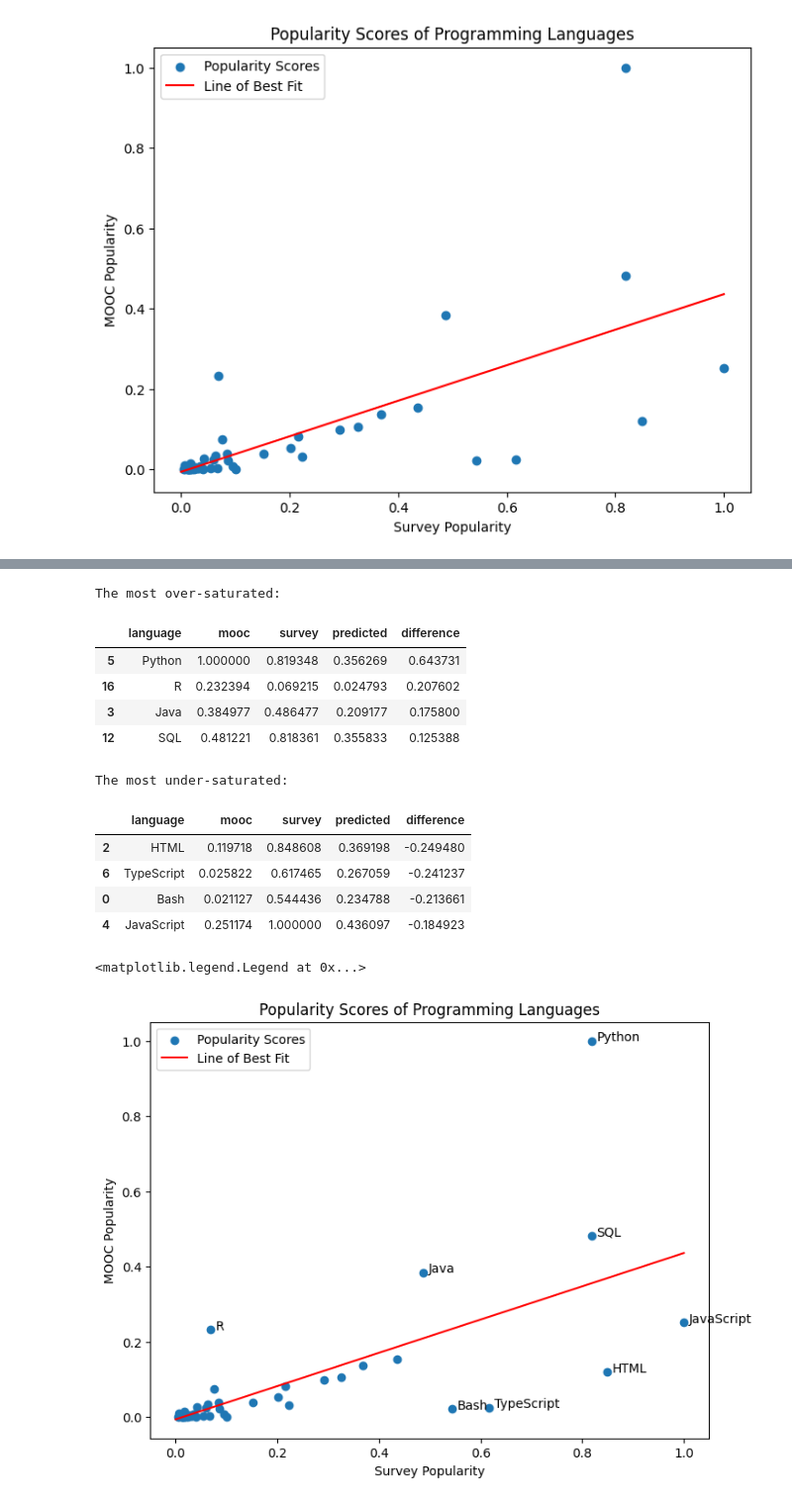
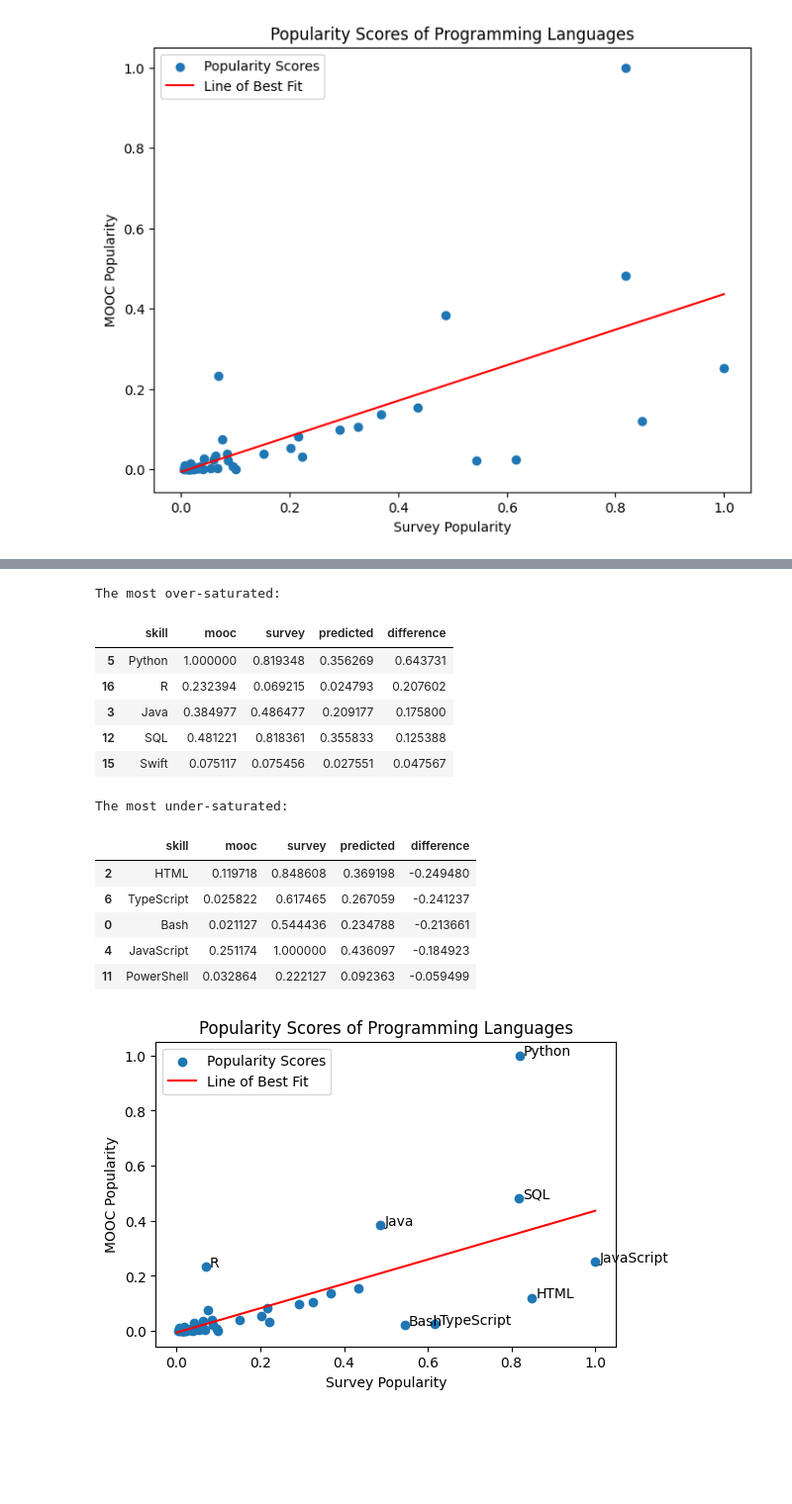
Before and after one commit to minimartzz/online-learning-so-mooc, a Jupyter notebook: skills_analysis.ipynb, the cells around one changed output, grey strips where cells are left out. Shown at 99% size. Drawn from its saved outputs; the diff is of its cells as text; code cells hidden in the pictures; blank space fills up the shorter version.

Commit message:
Touching up the skills analysis

```diff
--- a/skills_analysis.ipynb
+++ b/skills_analysis.ipynb
@@ -303,7 +307,7 @@ CodingActivities
 Name: count, Length: 118, dtype: int64
 # %%
 # Pandas read the list in as a string again. Let's convert it to a list.
-survey_results['CodingActivities'] = survey_results['CodingActivities'].apply(lambda s: literal_eval(s) if s is not np.nan else np.nan)
+survey_results.loc[:,'CodingActivities'] = survey_results['CodingActivities'].apply(lambda s: literal_eval(s) if s is not np.nan else np.nan)
 
 first_activity = survey_results['CodingActivities'][survey_results['CodingActivities'].notna()].iloc[0]
 print(f'The type of {first_activity} is {type(first_activity)}.')
@@ -460,0 +490,11 @@ Name: count, dtype: int64
+# %%
+# And one more time for web frameworks
+
+renames = {
+}
+
+frameworks = rename_skills(get_unique_skills(survey_results['WebFrameworksUsedPastYear']))
+
+survey_results['WebFrameworksUsedPastYear'] = survey_results['WebFrameworksUsedPastYear'].apply(lambda frameworks: rename_skills(frameworks))
+
+survey_results['WebFrameworksUsedPastYear'].explode().value_counts()[:10]
@@ -552,11 +604,11 @@ popularity.head(10)
 # %%
 # Let's just take a look at what we have to start
 plt.figure(figsize=(8, 6))
-plt.scatter(popularity['survey'], popularity['mooc'], label='Popularity Scores')
+plt.scatter(language_popularity['survey'], language_popularity['mooc'], label='Popularity Scores')
 
 # Let's also calculate a line of best fit
-slope, intercept = np.polyfit(popularity['survey'], popularity['mooc'], 1)
-x_values = np.linspace(0, 1, 100)
+slope, intercept = np.polyfit(language_popularity['survey'], language_popularity['mooc'], 1)
+x_values = np.linspace(0, 1, 2)
 plt.plot(x_values, slope * x_values + intercept, color='red', label='Line of Best Fit')
 
 plt.xlabel('Survey Popularity')
@@ -585,43 +621,48 @@ popularity.head()
 # %%
-# The new 'difference' column shows us how far from the line of best fit the points are. As a result, we can
-# isolate the languages that are the most over-saturated or under-saturated.
+# The 'difference' column shows us how far from the line of best fit the points are. As a result, we can
+# isolate the languages that are the most over-saturated or under-saturated relative to the others.
 
 print('The most over-saturated:')
-display(popularity.sort_values('difference', ascending=False).head(4))
+display(language_popularity.sort_values('difference', ascending=False).head())
 
 print("The most under-saturated:")
-display(popularity.sort_values('difference').head(4))
+display(language_popularity.sort_values('difference').head())
 # %% [output]
 The most over-saturated:
-|  | language | mooc | survey | predicted | difference |
+|  | skill | mooc | survey | predicted | difference |
 | 5 | Python | 1.000000 | 0.819348 | 0.356269 | 0.643731 |
 | 16 | R | 0.232394 | 0.069215 | 0.024793 | 0.207602 |
 | 3 | Java | 0.384977 | 0.486477 | 0.209177 | 0.175800 |
 | 12 | SQL | 0.481221 | 0.818361 | 0.355833 | 0.125388 |
+| 15 | Swift | 0.075117 | 0.075456 | 0.027551 | 0.047567 |
 The most under-saturated:
-|  | language | mooc | survey | predicted | difference |
+|  | skill | mooc | survey | predicted | difference |
 | 2 | HTML | 0.119718 | 0.848608 | 0.369198 | -0.249480 |
 | 6 | TypeScript | 0.025822 | 0.617465 | 0.267059 | -0.241237 |
 | 0 | Bash | 0.021127 | 0.544436 | 0.234788 | -0.213661 |
 | 4 | JavaScript | 0.251174 | 1.000000 | 0.436097 | -0.184923 |
+| 11 | PowerShell | 0.032864 | 0.222127 | 0.092363 | -0.059499 |
 # %%
 # Let's put all of this together onto a single chart.
-plt.figure(figsize=(8, 6))
-plt.scatter(popularity['survey'], popularity['mooc'], label='Popularity Scores')
 
-# Here's the line of best fit
-plt.plot(x_values, slope * x_values + intercept, color='red', label='Line of Best Fit')
+def generate_chart(popularity_df, type, outlier_threshold):
+    plt.figure(figsize=(6, 4))
+    plt.scatter(popularity_df['survey'], popularity_df['mooc'], label='Popularity Scores')
 
-# Let's also annotate the four outliers from above.
-for _,row in popularity.sort_values('difference').head(4).iterrows():
-    plt.annotate(row['language'], (row['survey']+.01, row['mooc']))
-for _,row in popularity.sort_values('difference', ascending=False).head(4).iterrows():
-    plt.annotate(row['language'], (row['survey']+.01, row['mooc']))
+    # Here's the line of best fit
+    slope, intercept = np.polyfit(popularity_df['survey'], popularity_df['mooc'], 1)
+    x_values = np.linspace(0, 1, 100)
+    plt.plot(x_values, slope * x_values + intercept, color='red', label='Line of Best Fit')
 
-plt.xlabel('Survey Popularity')
-plt.ylabel('MOOC Popularity')
-plt.title('Popularity Scores of Programming Languages')
-plt.legend()
+    # Let's also annotate the outliers.
+    for _,row in popularity_df[popularity_df['difference'].abs() > outlier_threshold].iterrows():
+        plt.annotate(row['skill'], (row['survey']+.01, row['mooc']))
+
+    plt.xlabel('Survey Popularity')
+    plt.ylabel('MOOC Popularity')
+    plt.title(f'Popularity Scores of {type}')
+    plt.legend()
+
+generate_chart(language_popularity, 'Programming Languages', 0.1)
 # %% [output]
-<matplotlib.legend.Legend at 0x...>
-[figure, old version]
+[figure, new version]
```
Also changed, not shown: parts of 19 cells of this notebook.
